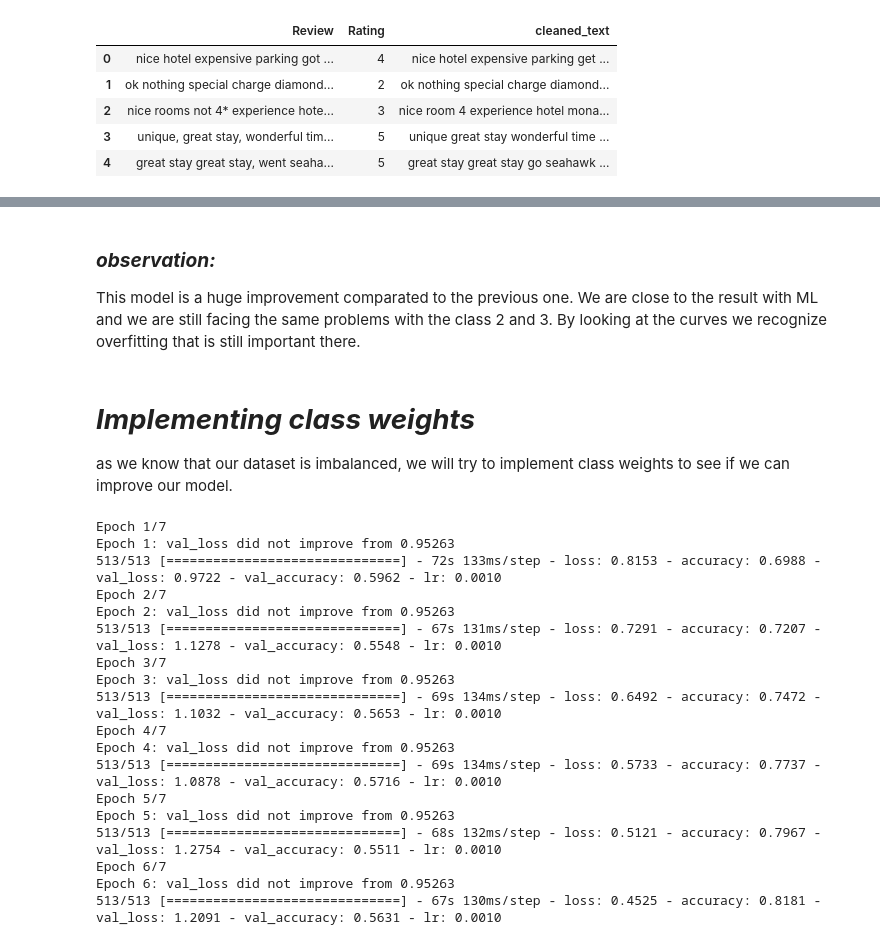
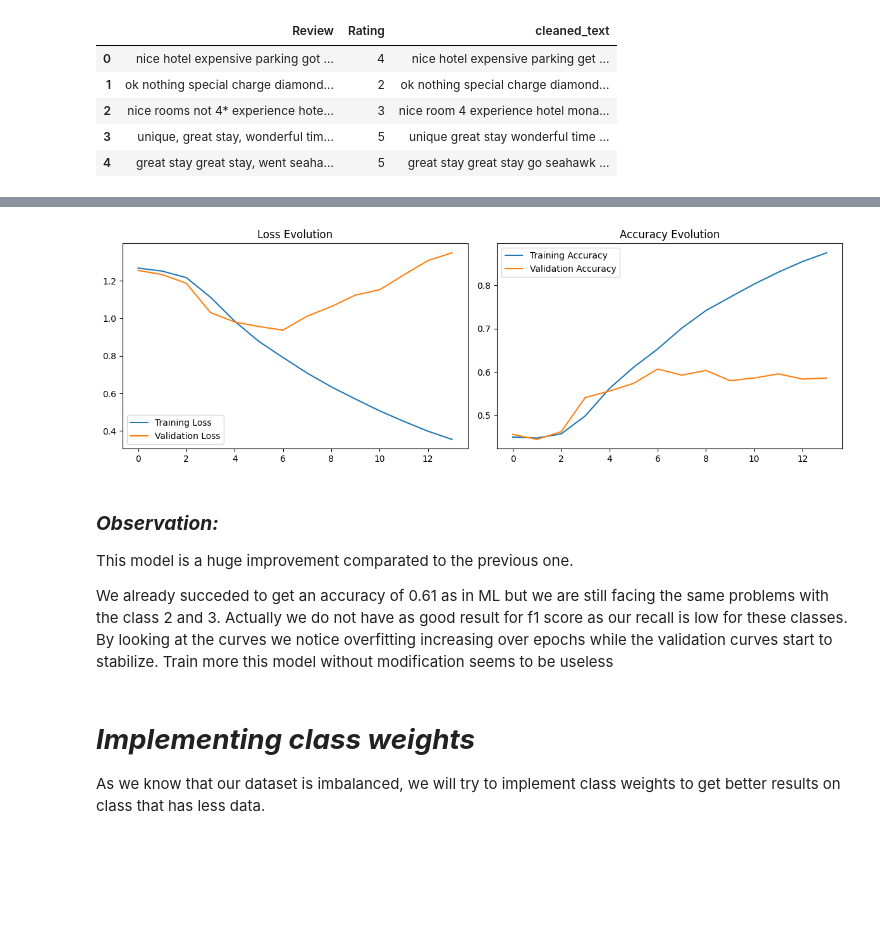
Before and after one commit to cesar1884/NLP_reviews_TripAdvisor, a Jupyter notebook: notebooks/Deep_Learning.ipynb, the cells around one changed output, grey strips where cells are left out. Saved outputs shown, nothing was run; the diff lists cells and outputs as text; code cells hidden in the pictures; blank space fills up the shorter version.

Commit message:
Improvement on the whole project

```diff
--- a/notebooks/Deep_Learning.ipynb
+++ b/notebooks/Deep_Learning.ipynb
@@ -80,4 +191,19 @@ _________________________________________________________________
+# %%
+train_sequences, val_sequences, train_labels, val_labels = train_test_split(padded_sequences, labels, test_size=0.2, random_state=42)
+checkpoint = ModelCheckpoint('model.h5', save_best_only=True, monitor='val_accuracy', mode='max', verbose=1)
+early_stopping_cb = EarlyStopping(monitor='val_loss', patience=7, restore_best_weights=True)
+lr_cb = ReduceLROnPlateau(monitor="loss", patience=10)
 # %%
+baseline_model2 = Sequential([
+    Embedding(MAX_VOCAB_SIZE, EMBEDDING_DIM, input_length=MAX_SEQUENCE_LENGTH),
+    LSTM(64, return_sequences=True),
+    Dropout(0.2),
+    LSTM(32),
+    Dense(5, activation='softmax')
+])
+
+baseline_model2.compile(loss='sparse_categorical_crossentropy', optimizer=Adam(), metrics=['accuracy'])
 train_sequences, val_sequences, train_labels, val_labels = train_test_split(padded_sequences, labels, test_size=0.2, random_state=42)
+baseline_2_history = baseline_model2.fit(train_sequences, train_labels, validation_data=(val_sequences, val_labels), epochs=20, batch_size=32, callbacks=[checkpoint, early_stopping_cb, lr_cb])
 
-history = model.fit(train_sequences, train_labels, validation_data=(val_sequences, val_labels), epochs=5, batch_size=32)
+baseline_best_model2 = load_model('model.h5')
@@ -235,32 +228,18 @@ plt.show()
+# %%
+plot_loss_accuracy(baseline_2_history)
+# %% [output]
+[figure, added]
 # %% [markdown]
-### ***observation:***
+### ***Observation:***
 
-This model is a huge improvement comparated to the previous one. We are close to the result with ML and we are still facing the same problems with the class 2 and 3. By looking at the curves we recognize overfitting that is still important there.
+This model is a huge improvement comparated to the previous one.
+
+We already succeded to get an accuracy of 0.61 as in ML but we are still facing the same problems with the class 2 and 3. Actually we do not have as good result for f1 score as our recall is low for these classes.
+By looking at the curves we notice overfitting increasing over epochs while the validation curves start to stabilize. Train more this model without modification seems to be useless
 # %% [markdown]
 # ***Implementing class weights***
 
-as we know that our dataset is imbalanced, we will try to implement class weights to see if we can improve our model.
+As we know that our dataset is imbalanced, we will try to implement class weights to get better results on class that has less data.
 # %%
 class_weights = compute_class_weight(class_weight='balanced', classes=np.unique(train_labels), y=train_labels)
 class_weights_dict = {i: weight for i, weight in enumerate(class_weights)}
-# %%
-history = model.fit(train_sequences, train_labels, validation_data=(val_sequences, val_labels), epochs=7, batch_size=32, class_weight=class_weights_dict, callbacks=[checkpoint, early_stopping_cb, lr_cb])
-# %% [output]
-Epoch 1/7
-Epoch 1: val_loss did not improve from 0.95263
-513/513 [==============================] - 72s 133ms/step - loss: 0.8153 - accuracy: 0.6988 - val_loss: 0.9722 - val_accuracy: 0.5962 - lr: 0.0010
-Epoch 2/7
-Epoch 2: val_loss did not improve from 0.95263
-513/513 [==============================] - 67s 131ms/step - loss: 0.7291 - accuracy: 0.7207 - val_loss: 1.1278 - val_accuracy: 0.5548 - lr: 0.0010
-Epoch 3/7
-Epoch 3: val_loss did not improve from 0.95263
-513/513 [==============================] - 69s 134ms/step - loss: 0.6492 - accuracy: 0.7472 - val_loss: 1.1032 - val_accuracy: 0.5653 - lr: 0.0010
-Epoch 4/7
-Epoch 4: val_loss did not improve from 0.95263
-513/513 [==============================] - 69s 134ms/step - loss: 0.5733 - accuracy: 0.7737 - val_loss: 1.0878 - val_accuracy: 0.5716 - lr: 0.0010
-Epoch 5/7
-Epoch 5: val_loss did not improve from 0.95263
-513/513 [==============================] - 68s 132ms/step - loss: 0.5121 - accuracy: 0.7967 - val_loss: 1.2754 - val_accuracy: 0.5511 - lr: 0.0010
-Epoch 6/7
-Epoch 6: val_loss did not improve from 0.95263
-513/513 [==============================] - 67s 130ms/step - loss: 0.4525 - accuracy: 0.8181 - val_loss: 1.2091 - val_accuracy: 0.5631 - lr: 0.0010
```
Also changed, not shown: parts of 139 cells of this notebook, 5 other files.
